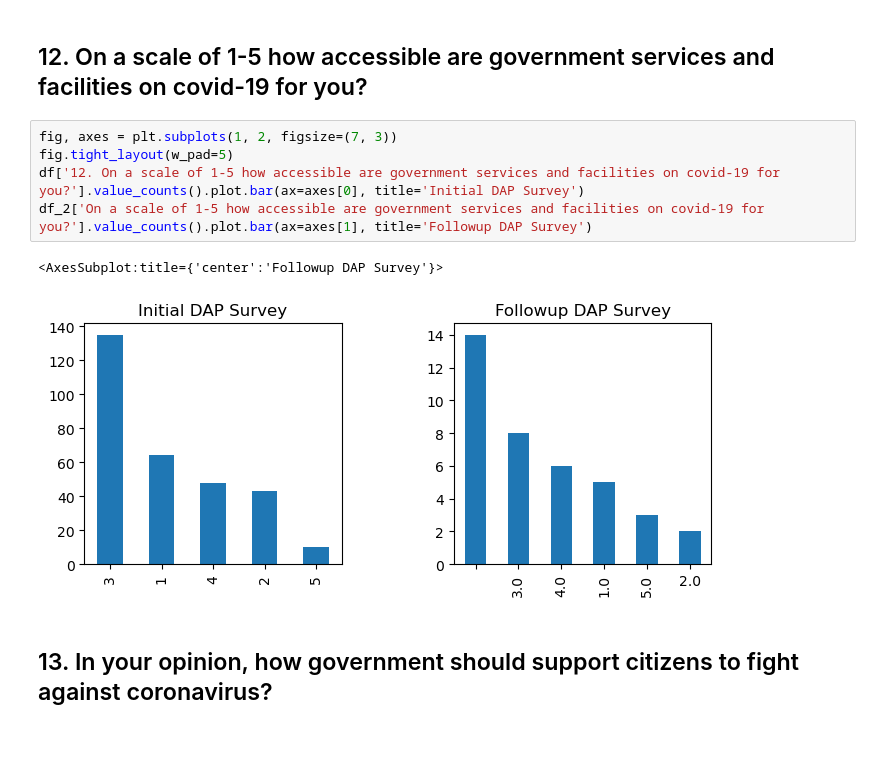
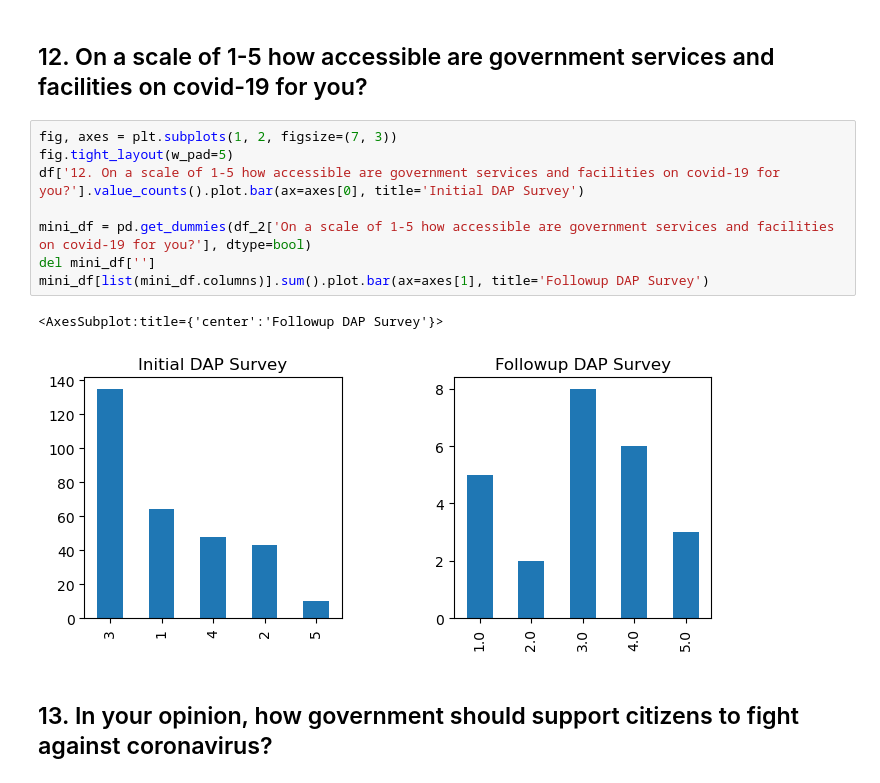
Before and after one commit to codeforpakistan/CfAll-Exchange, a Jupyter notebook: Haripur Survey Analysis.ipynb, the cells around one changed output. Drawn from its saved outputs; the diff is of its cells as text; blank space fills up the shorter version.

```diff
--- a/Haripur Survey Analysis.ipynb
+++ b/Haripur Survey Analysis.ipynb
@@ -199,11 +239,14 @@ df_2['Do you know about official government helpline numbers to get CovidOVID-19
 # %%
 fig, axes = plt.subplots(1, 2, figsize=(7, 3))
 fig.tight_layout(w_pad=5)
 df['12. On a scale of 1-5 how accessible are government services and facilities on covid-19 for you?'].value_counts().plot.bar(ax=axes[0], title='Initial DAP Survey')
-df_2['On a scale of 1-5 how accessible are government services and facilities on covid-19 for you?'].value_counts().plot.bar(ax=axes[1], title='Followup DAP Survey')
+
+mini_df = pd.get_dummies(df_2['On a scale of 1-5 how accessible are government services and facilities on covid-19 for you?'], dtype=bool)
+del mini_df['']
+mini_df[list(mini_df.columns)].sum().plot.bar(ax=axes[1], title='Followup DAP Survey')
 # %% [output]
 <AxesSubplot:title={'center':'Followup DAP Survey'}>
-[figure, old version]
+[figure, new version]
 # %% [markdown]
 ## 13. In your opinion, how government should support citizens to fight against coronavirus?
 # %%
```
Also changed, not shown: parts of 18 cells of this notebook, 1 other file.
